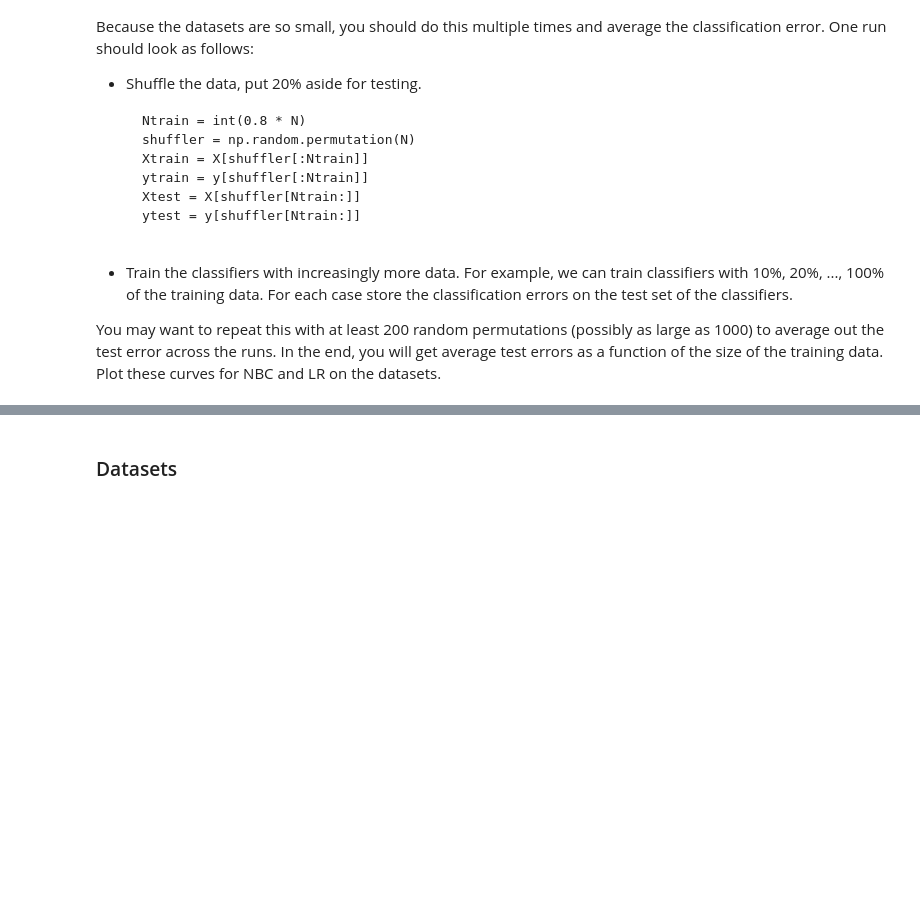
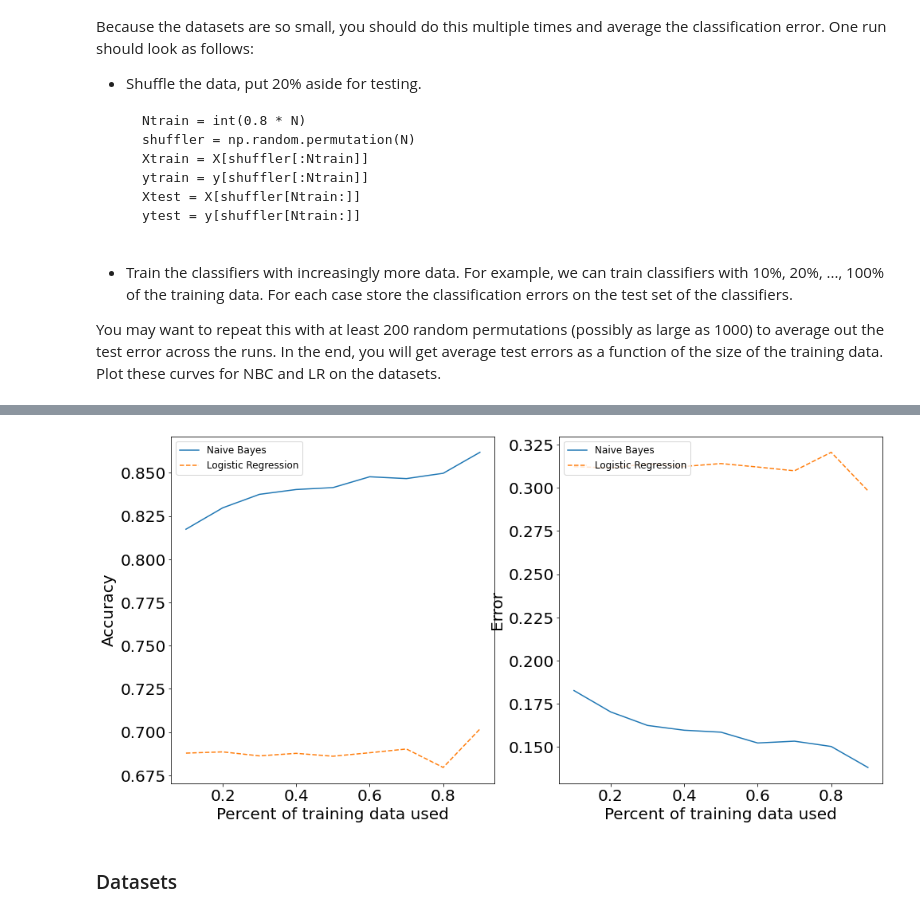
Before and after one commit to jan-kreischer/UZH_FODS, a Jupyter notebook: Practical-02/index.ipynb, the cells around one changed output, grey strips where cells are left out. Drawn from its saved outputs; the diff is of its cells as text; code cells hidden in the pictures; blank space fills up the shorter version.

```diff
--- a/Practical-02/index.ipynb
+++ b/Practical-02/index.ipynb
@@ -432,3 +447,92 @@ def compareNBCvsLR(nbc, lr, X, y, num_runs=200, num_splits=10):
     ###################################################
     ##### YOUR CODE ENDS HERE #########################
     ###################################################
+# %%
+# Six input features:
+# F1. buying
+# F2. maint
+# F3. doors
+# F4. persons
+# F5. lug_boot
+# F6. safety
+# Output acceptability
+#
+car = pd.read_csv('./datasets/car.csv')
+car.info()
+
+# Inspect values for every individual feature
+for feature_name, feature_values in car.iteritems():
+    # F1. buying => ['vhigh' 'high' 'med' 'low'] #4
+    # F2. maint => ['vhigh' 'high' 'med' 'low'] #4
+    # F3. doors => ['2' '3' '4' '5more'] #4
+    # F4. persons => ['2' '4' 'more'] #3
+    # F5. lug_boot => ['small' 'med' 'big'] #3
+    # F6. safety => ['low' 'med' 'high'] #3
+    # L   acceptability => ['unacc' 'acc' 'vgood' 'good'] #4
+    print("%s => %s" % (feature_name, feature_values.unique()))
+
+num_classes = len(car['acceptability'].unique())
+print(num_classes)
+print(car.head(10))
+#print("Buying => %s" % (car['buying'].unique()))
+#print("Maint => %s" % (car['maint'].unique()))
+#print("Doors => %s" % (car['doors'].unique()))
+#print("Persons => %s" % (car['persons'].unique()))
+#print("safety => %s" % (car['safety'].unique()))
+#print("Acceptability => %s" % (car['acceptability'].unique()))
+
+#print("Acceptability => %s" % (car['acceptability'].unique()))
+
+
+#Data Preparation
+##Encoding the data set into categorical attributes
+car = car.astype('category')
+car['buying'] = car['buying'].cat.codes
+car['maint'] = car['maint'].cat.codes
+car['doors'] = car['doors'].cat.codes
+car['persons'] = car['persons'].cat.codes
+car['lug_boot'] = car['lug_boot'].cat.codes
+car['safety'] = car['safety'].cat.codes
+car['acceptability'] = car['acceptability'].cat.codes
+car.info()
+
+#Data Understanding
+##Looking at the histograms
+car.hist(bins=30,figsize=(20,20))
+
+##Checking correlations
+corr_matrix=car.corr(); print(corr_matrix)
+corr_matrix["acceptability"].sort_values(ascending=False)
+
+#Data preparation
+## split label and design matrix
+### define the design matrix
+X_car_data = car.drop("acceptability", axis=1).to_numpy()
+### define the label
+print("Car_data_shape", X_car_data.shape)
+y_car_data = car["acceptability"].to_numpy()
+
+from sklearn.model_selection import train_test_split
+Xtrain, Xtest, ytrain, ytest = train_test_split(X_car_data, y_car_data, test_size=0.2, random_state=42)
+nbc_car_evaluation = NBC(feature_types=['c', 'c', 'c', 'c', 'c', 'c'], num_classes=num_classes)
+lr_car_evaluation = LR()
+
+
+
+compareNBCvsLR(nbc_car_evaluation, lr_car_evaluation, X_car_data, y_car_data, 10, 10)
+
+#for i in range(10):
+#    y_pred = nbc_car_evaluation.predict(Xtest[i])
+#    print(y_pred)
+#    print(y_pred == ytest[i])
+
+
+#y_pred = nbc_car_evaluation.predict_v(Xtest)
+#print(Xtest.shape)
+
+#test_accuracy = np.mean(y_pred == ytest)
+#nbc_car_evaluation.fit(Xtrain, ytrain)
+#ypredicted = nbc_car_evaluation.predict_v(Xtest)
+#test_accuracy = np.mean(ypredicted == ytest)
+#print("Accuracy:", test_accuracy)
+# %% [output]
@@ -435,3 +559,4 @@ def compareNBCvsLR(nbc, lr, X, y, num_runs=200, num_splits=10):
+[figure, added]
 # %% [markdown]
 ### Datasets
 # %% [markdown]
```
Also changed, not shown: parts of 8 cells of this notebook.
